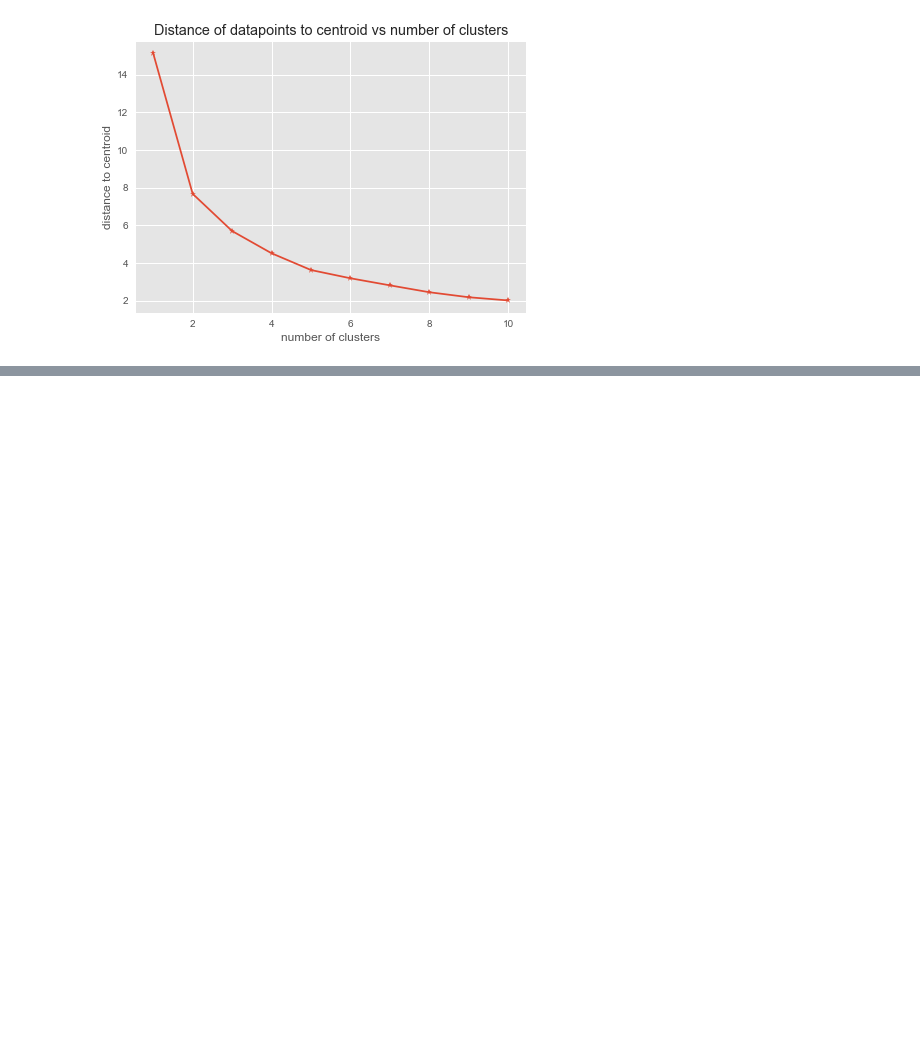
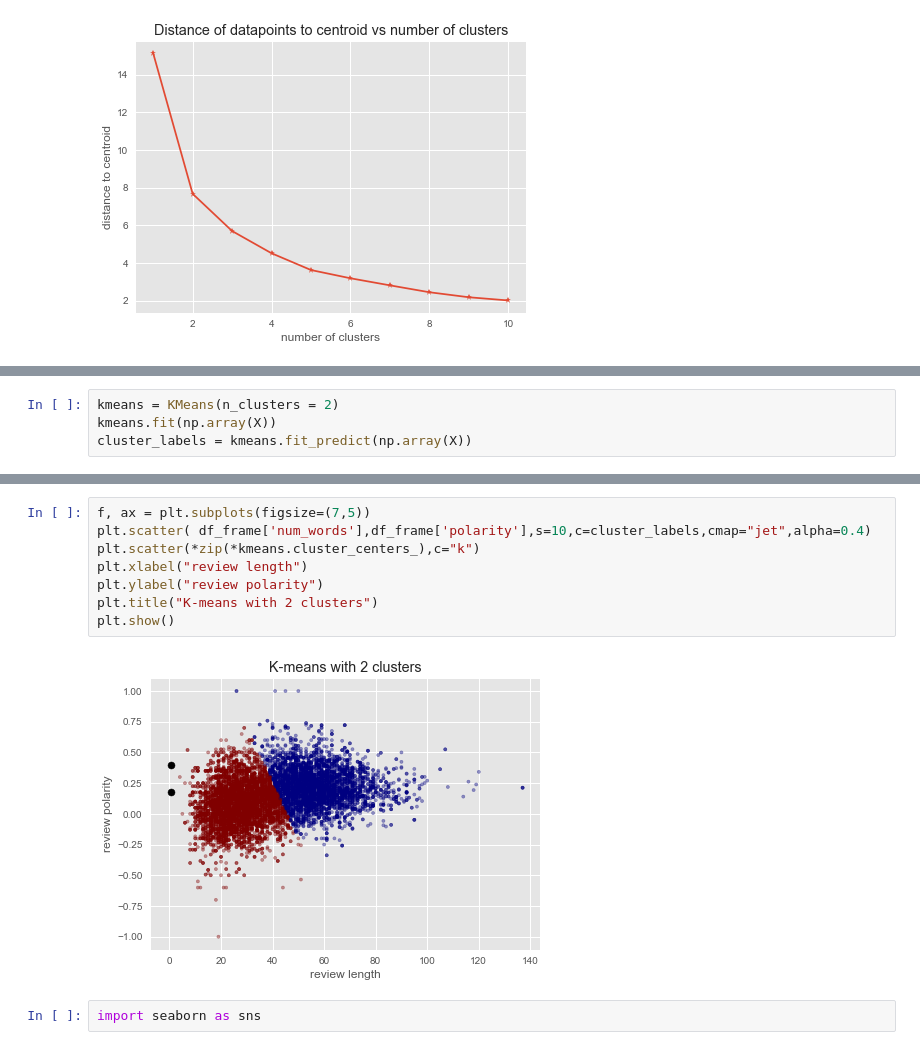
Before and after one commit to pavlafuxova/TFM, a Jupyter notebook: length_polarity_classifier.ipynb, the cells around one changed output, grey strips where cells are left out. Drawn from its saved outputs; the diff is of its cells as text; blank space fills up the shorter version.

```diff
--- a/length_polarity_classifier.ipynb
+++ b/length_polarity_classifier.ipynb
@@ -532,0 +560,4 @@ plt.show()
+# %%
+kmeans = KMeans(n_clusters = 2)
+kmeans.fit(np.array(X))
+cluster_labels = kmeans.fit_predict(np.array(X))
@@ -532,0 +569,12 @@ plt.show()
+# %%
+f, ax = plt.subplots(figsize=(7,5))
+plt.scatter( df_frame['num_words'],df_frame['polarity'],s=10,c=cluster_labels,cmap="jet",alpha=0.4)
+plt.scatter(*zip(*kmeans.cluster_centers_),c="k")
+plt.xlabel("review length")
+plt.ylabel("review polarity")
+plt.title("K-means with 2 clusters")
+plt.show()
+# %% [output]
+[figure, added]
+# %%
+import seaborn as sns
```
Also changed, not shown: parts of 11 cells of this notebook.
